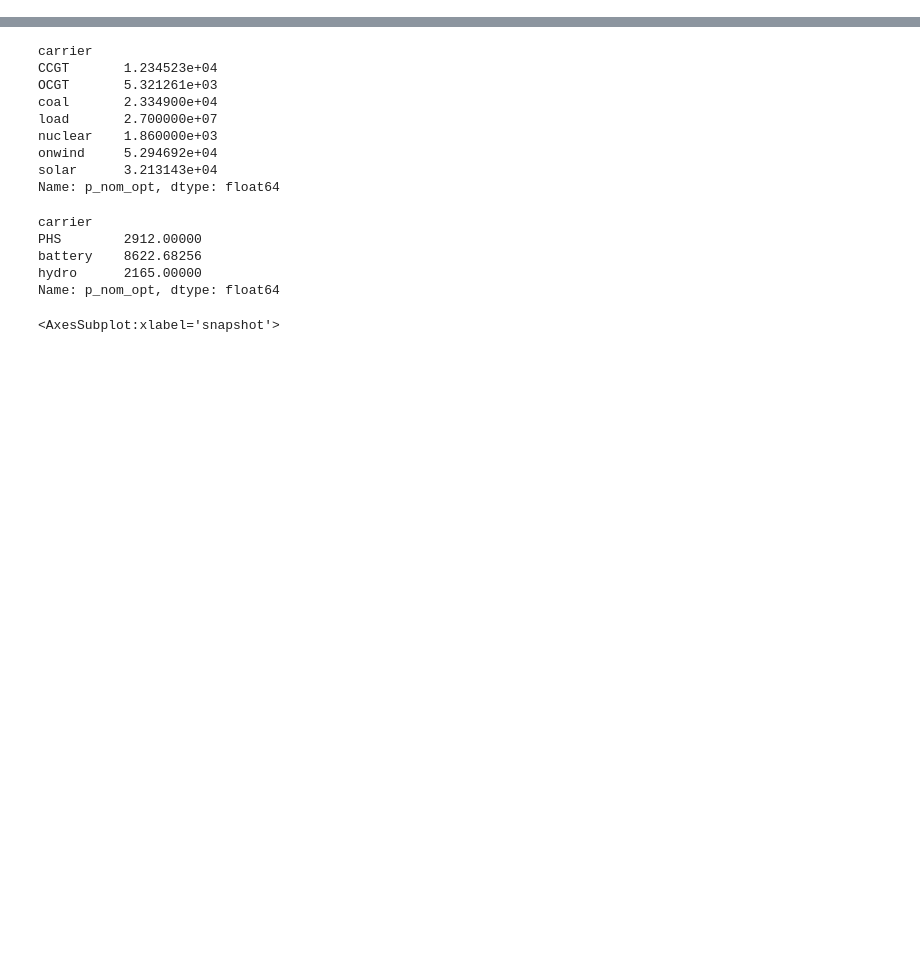
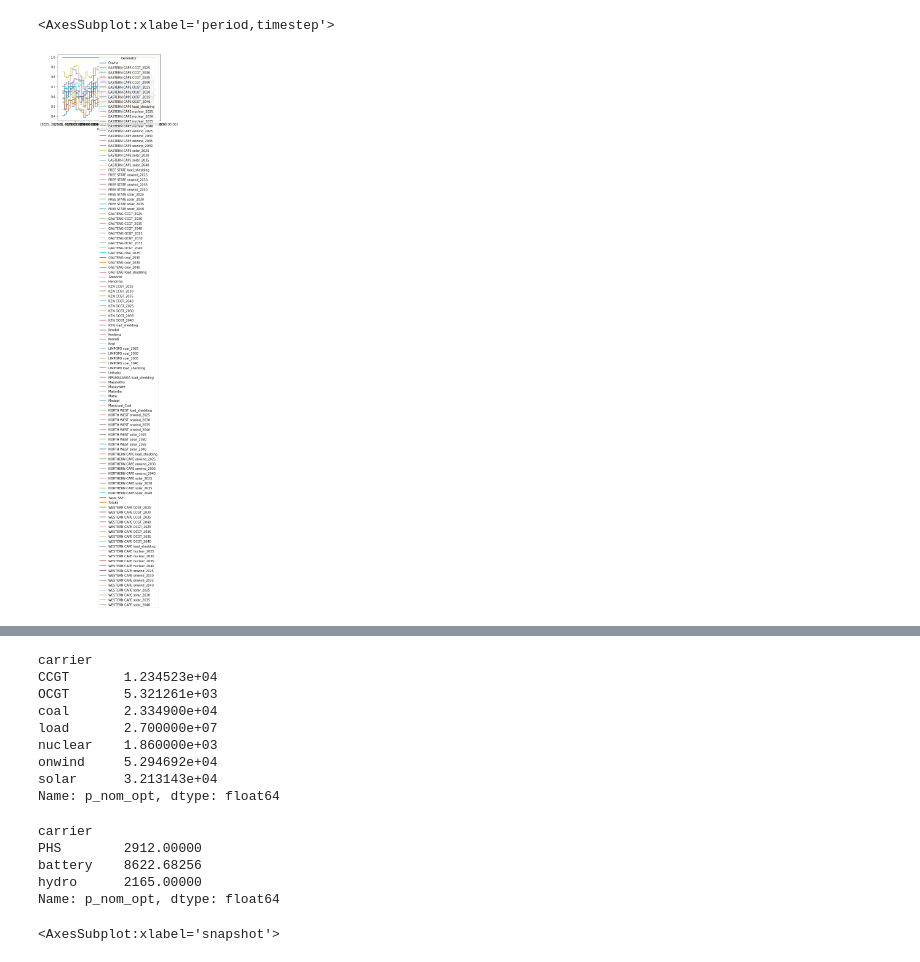
Before and after one commit to PyPSA/pypsa-za, a Jupyter notebook: notebooks/network_playground.ipynb, the cells around one changed output, grey strips where cells are left out. Cells and saved outputs as stored; diff of their text form; code cells hidden in the pictures; blank space fills up the shorter version.

```diff
--- a/notebooks/network_playground.ipynb
+++ b/notebooks/network_playground.ipynb
@@ -44,0 +229,5 @@ Name: p_nom_opt, Length: 69, dtype: float64
+# %%
+n.generators_t.p_max_pu.loc[2plot()
+# %% [output]
+<AxesSubplot:xlabel='period,timestep'>
+[figure, added]
```
Also changed, not shown: parts of 20 cells of this notebook, 8 other files.
